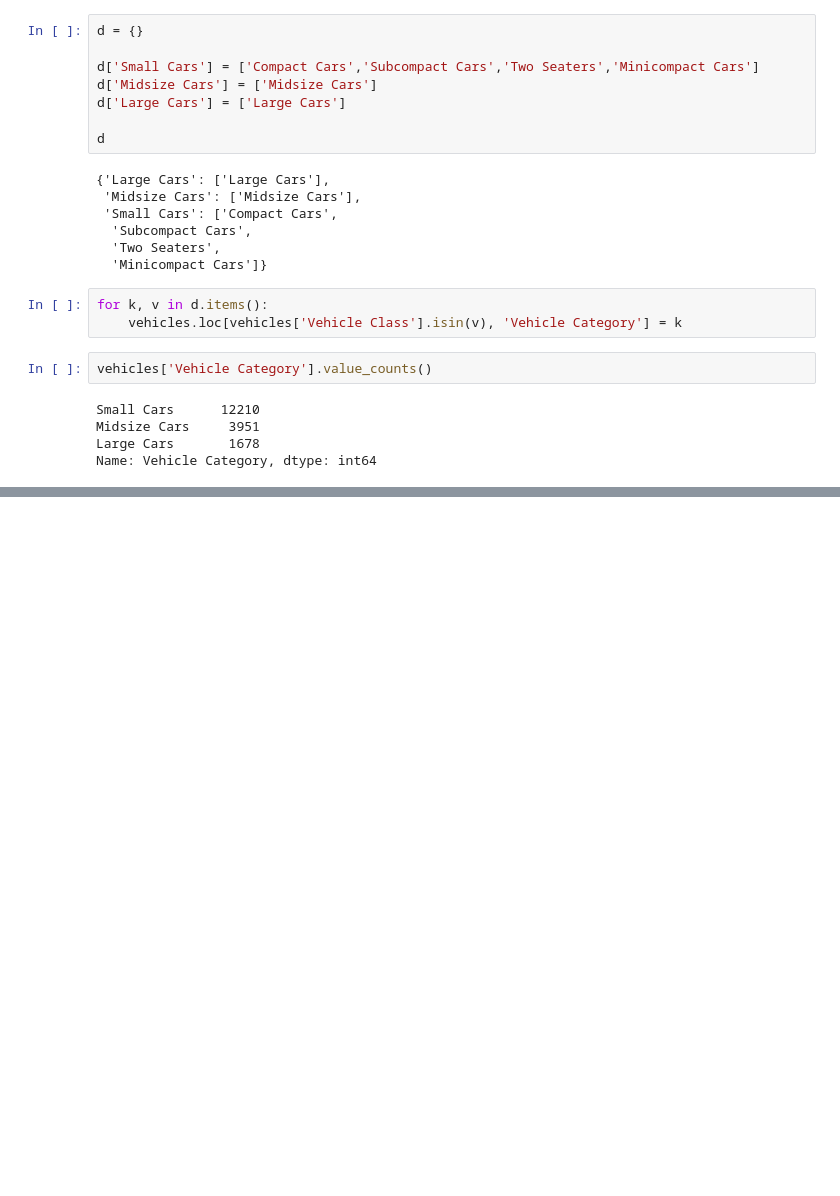
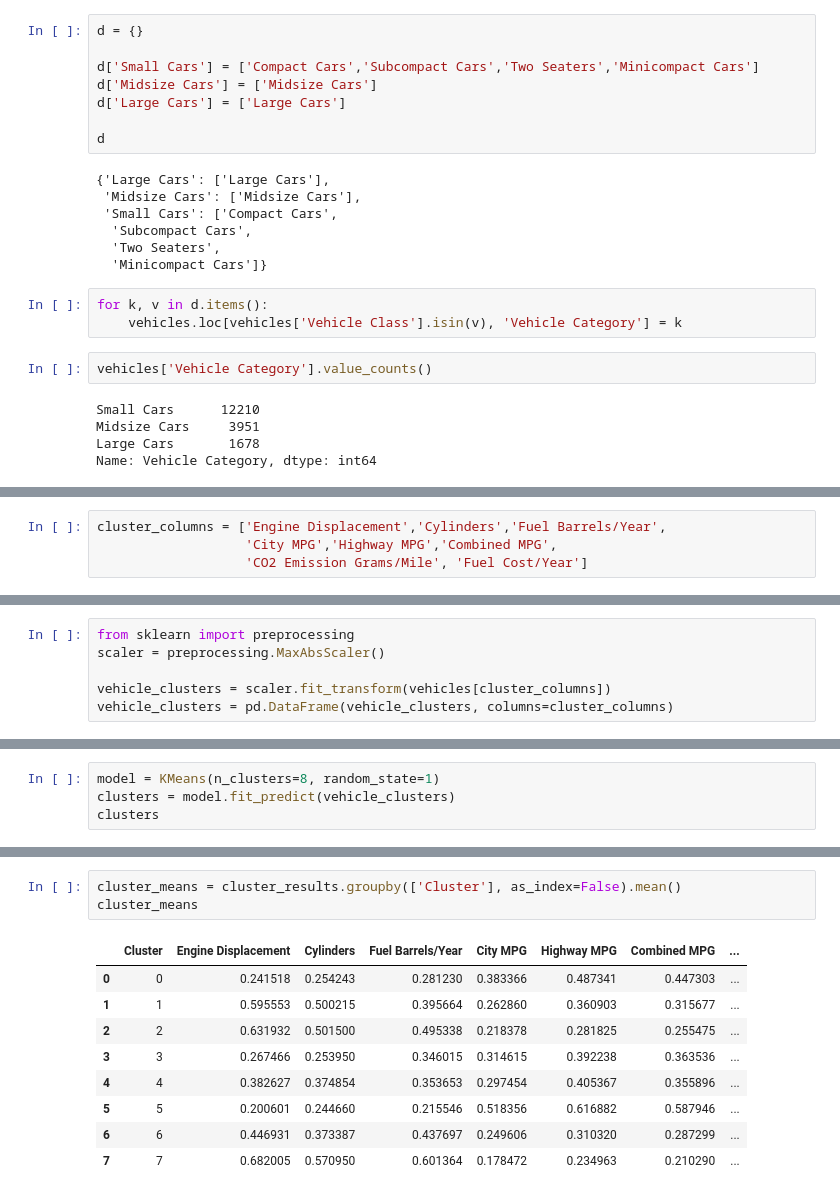
Before and after one commit to CanCeylan/data-analysis-projects, a Jupyter notebook: Vehicle Fuel Economy data set.ipynb, the cells around one changed output, grey strips where cells are left out. Saved outputs shown, nothing was run; the diff lists cells and outputs as text; blank space fills up the shorter version.

```diff
--- a/Vehicle Fuel Economy data set.ipynb
+++ b/Vehicle Fuel Economy data set.ipynb
@@ -160,0 +268,4 @@ Name: Vehicle Category, dtype: int64
+# %%
+cluster_columns = ['Engine Displacement','Cylinders','Fuel Barrels/Year',
+                   'City MPG','Highway MPG','Combined MPG',
+                   'CO2 Emission Grams/Mile', 'Fuel Cost/Year']
@@ -160,0 +276,6 @@ Name: Vehicle Category, dtype: int64
+# %%
+from sklearn import preprocessing
+scaler = preprocessing.MaxAbsScaler()
+
+vehicle_clusters = scaler.fit_transform(vehicles[cluster_columns])
+vehicle_clusters = pd.DataFrame(vehicle_clusters, columns=cluster_columns)
@@ -160,0 +284,4 @@ Name: Vehicle Category, dtype: int64
+# %%
+model = KMeans(n_clusters=8, random_state=1)
+clusters = model.fit_predict(vehicle_clusters)
+clusters
@@ -160,0 +339,13 @@ Name: Vehicle Category, dtype: int64
+# %%
+cluster_means = cluster_results.groupby(['Cluster'], as_index=False).mean()
+cluster_means
+# %% [output]
+|  | Cluster | Engine Displacement | Cylinders | Fuel Barrels/Year | City MPG | Highway MPG | Combined MPG | ... |
+| 0 | 0 | 0.241518 | 0.254243 | 0.281230 | 0.383366 | 0.487341 | 0.447303 | ... |
+| 1 | 1 | 0.595553 | 0.500215 | 0.395664 | 0.262860 | 0.360903 | 0.315677 | ... |
+| 2 | 2 | 0.631932 | 0.501500 | 0.495338 | 0.218378 | 0.281825 | 0.255475 | ... |
+| 3 | 3 | 0.267466 | 0.253950 | 0.346015 | 0.314615 | 0.392238 | 0.363536 | ... |
+| 4 | 4 | 0.382627 | 0.374854 | 0.353653 | 0.297454 | 0.405367 | 0.355896 | ... |
+| 5 | 5 | 0.200601 | 0.244660 | 0.215546 | 0.518356 | 0.616882 | 0.587946 | ... |
+| 6 | 6 | 0.446931 | 0.373387 | 0.437697 | 0.249606 | 0.310320 | 0.287299 | ... |
+| 7 | 7 | 0.682005 | 0.570950 | 0.601364 | 0.178472 | 0.234963 | 0.210290 | ... |
```
Also changed, not shown: parts of 36 cells of this notebook.
